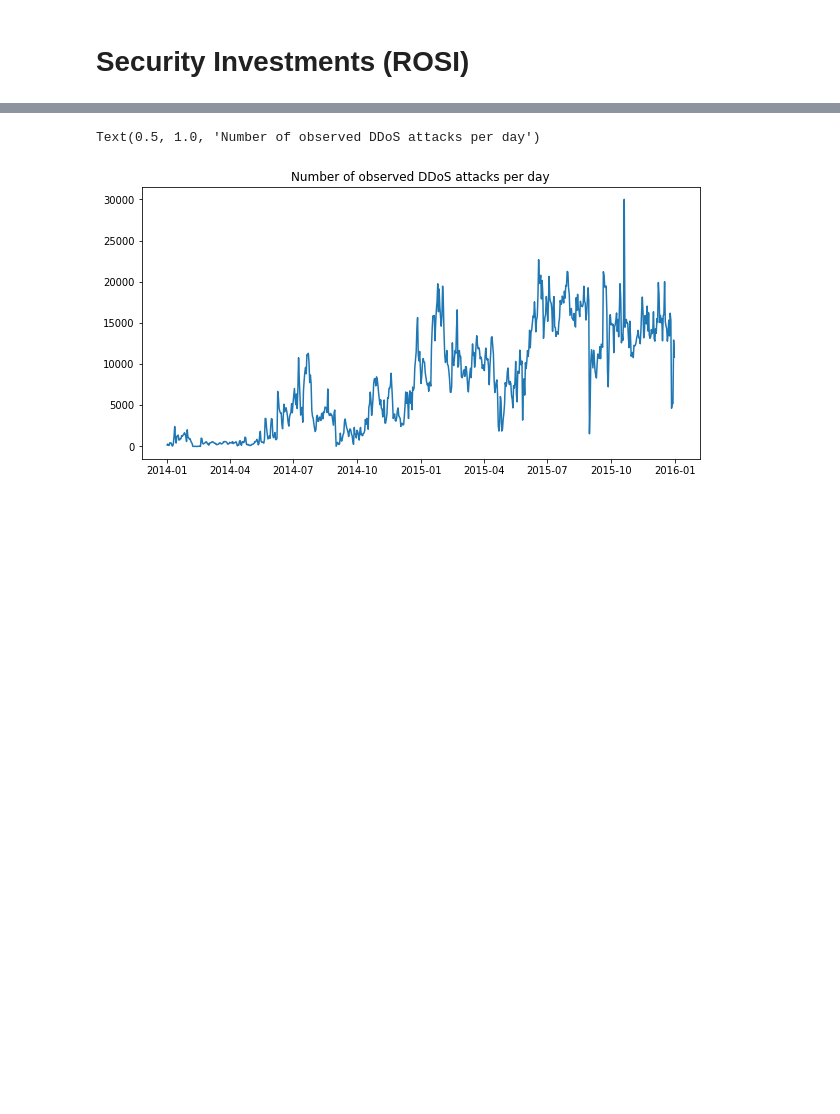
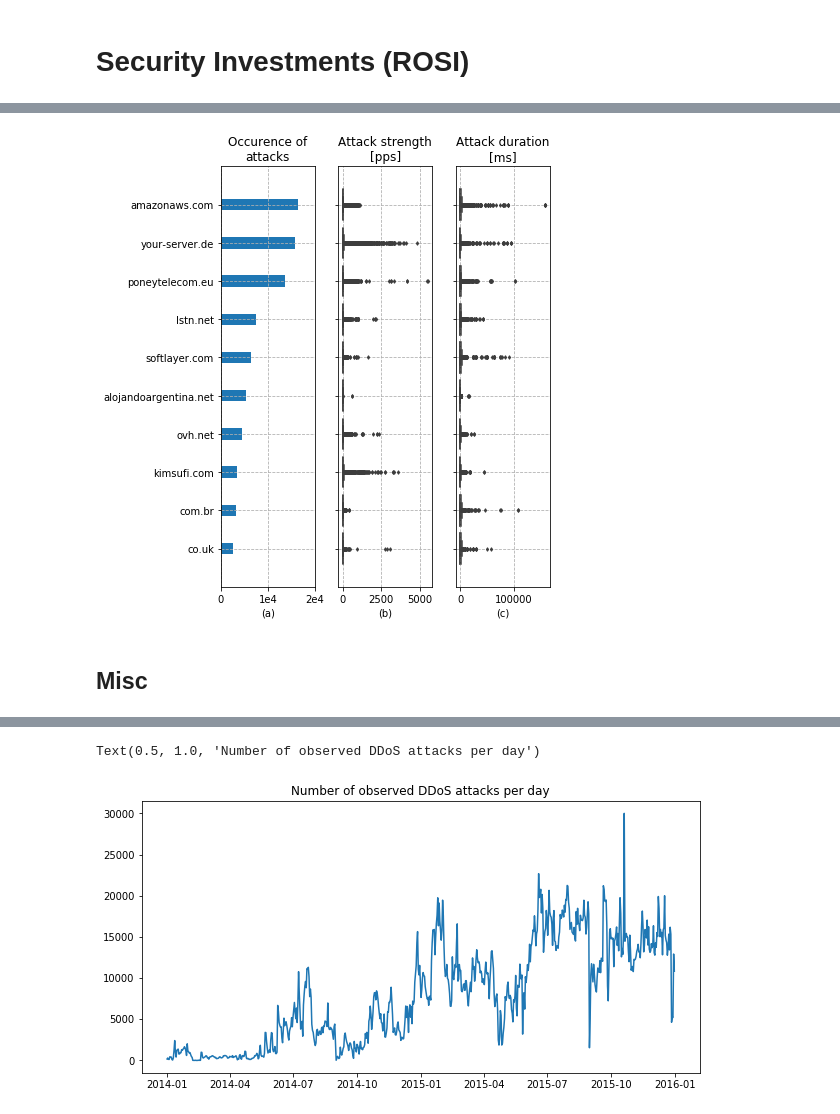
Before and after one commit to WKSu/WM0824TU-economics-of-cybersecurity-DDoS, a Jupyter notebook: block3-SecurityInvestments/securityInvestments.ipynb, the cells around one changed output, grey strips where cells are left out. Cells and saved outputs as stored; diff of their text form; code cells hidden in the pictures; blank space fills up the shorter version.

```diff
--- a/block3-SecurityInvestments/securityInvestments.ipynb
+++ b/block3-SecurityInvestments/securityInvestments.ipynb
@@ -83,0 +107,5 @@ Decsriptions of the metadata (Cheung, 2017):
+# %%
+hostingDomains = dfASesHosting[~dfASesHosting.raw_hostname.isna()]
+hostingDomains = hostingDomains[hostingDomains.raw_hostname != "None"]
+hostingDomains['hostname'] = hostingDomains.raw_hostname.apply(cleanHostname)
+hostingDomains.head()
@@ -83,0 +120,4 @@ Decsriptions of the metadata (Cheung, 2017):
+# %%
+# top ten hosting providers under most attacks
+mostAttackedHostingProviders = hostingDomains.hostname.value_counts()[:10]
+mostAttackedHostingProviders
@@ -83,0 +136,4 @@ Decsriptions of the metadata (Cheung, 2017):
+# %%
+hostingDomainsMostAttacked = hostingDomains[hostingDomains.hostname.isin(mostAttackedHostingProviders.index.tolist())]
+hostingDomainsMostAttacked.sort_values(by="hostname")
+hostingDomainsMostAttacked[["hostname", "pps"]].sample(5)
@@ -83,0 +147,5 @@ Decsriptions of the metadata (Cheung, 2017):
+# %%
+idSortByMostAttacks = pd.DataFrame(mostAttackedHostingProviders.index, columns=["hostname"]).reset_index()
+hostingDomainsMostAttacked = (hostingDomainsMostAttacked.merge(idSortByMostAttacks, how="left", left_on="hostname", right_on="hostname")
+                                                        .sort_values(by="index", ascending=False))
+hostingDomainsMostAttacked[["hostname", "pps"]].head()
@@ -83,0 +159,32 @@ Decsriptions of the metadata (Cheung, 2017):
+# %%
+fig, ax = plt.subplots(1, 3, figsize=(6.5, 7), sharey=True)
+
+sns.boxplot(data=hostingDomainsMostAttacked, x="pps", y="hostname", orient="h",
+            fliersize=2.5, ax=ax[1])
+ax[1].set_ylabel("")
+ax[1].set_xlabel("(b)")
+ax[1].set_title("Attack strength\n[pps]")
+
+sns.boxplot(data=hostingDomainsMostAttacked, x="duration", y="hostname", orient="h",
+            fliersize=2.5, ax=ax[2])
+ax[2].set_ylabel("")
+ax[2].set_xlabel("(c)")
+ax[2].set_title("Attack duration\n[ms]")
+
+ax[0].barh(mostAttackedHostingProviders.index, mostAttackedHostingProviders.values, height=0.3)
+ax[0].set_title("Occurence of\nattacks")
+ax[0].set_xlabel("(a)")
+ax[0].set_xlim([0, 20000])
+ax[0].set_xticklabels(["0", "1e4", "2e4"])
+ax[0].invert_yaxis()
+
+ax[0].grid(linestyle='--')
+ax[1].grid(linestyle='--')
+ax[2].grid(linestyle='--')
+
+plt.tight_layout()
+fig.savefig("images/top-ten-host-providers.png")
+# %% [output]
+[figure, added]
+# %% [markdown]
+## Misc
```
Also changed, not shown: parts of 21 cells of this notebook, 1 other file.
